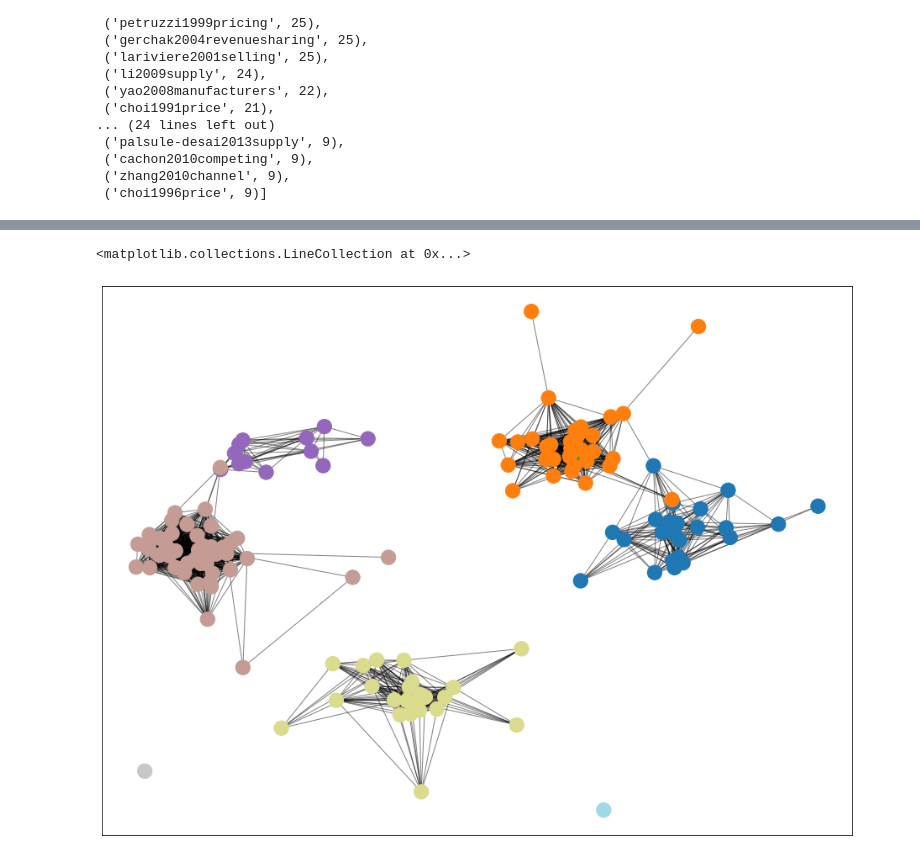
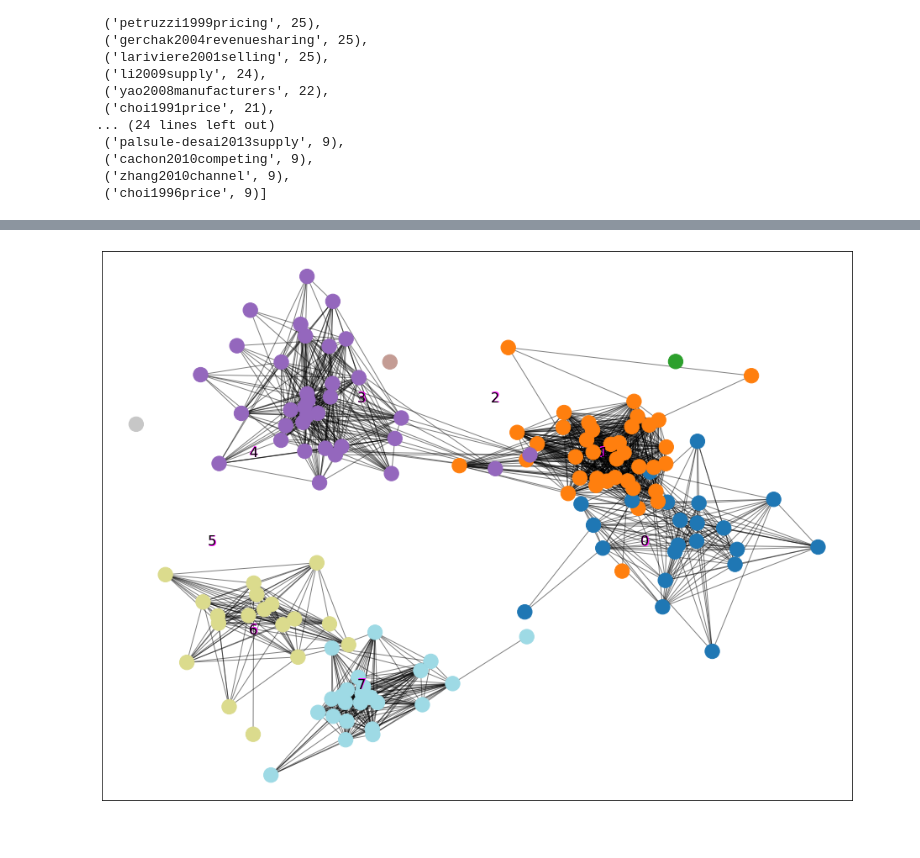
Before and after one commit to kishkash555/NLP-for-TA, a Jupyter notebook: code/cluster_and_draw_rr.ipynb, the cells around one changed output, grey strips where cells are left out. Cells and saved outputs as stored; diff of their text form; code cells hidden in the pictures.

```diff
--- a/code/cluster_and_draw_rr.ipynb
+++ b/code/cluster_and_draw_rr.ipynb
@@ -53,11 +54,14 @@ community.modularity(partition,rr_graph)
 # %%
-pos = nx.drawing.layout.spring_layout(rr_graph,k=1.1)
+#pos = nx.drawing.layout.spring_layout(rr_graph,k=1.7, seed = 80)
+pos = nx.drawing.layout.spring_layout(rr_graph,k=1.7, seed = 80)
 # %%
-explode_angle = np.pi/4
+
+explode_angle = np.pi/5
 ea = explode_angle
 # %%
+diam = 1.2
 mn = np.vstack(list(pos.values())).mean(axis=0)
-pos1 = {k: v-mn + 1.2*np.array([np.cos(partition[k]*ea), np.sin(partition[k]*ea)]) for k,v in pos.items()}
+pos1 = {k: v-mn  +diam*np.array([np.cos(partition[k]*ea), np.sin(partition[k]*ea)]) for k,v in pos.items()}
 # %%
 Counter(partition.values())
 # %% [output]
@@ -73,11 +77,15 @@ edge_weights = {k: v['weight'] for k,v in rr_graph.edge_attr_dict_factory(rr_gra
 # %%
 plt.figure(figsize=(16,12))
 cmap = cm.get_cmap('tab20', max(partition.values()) +3)
 nx.draw_networkx_nodes(rr_graph,pos1, partition.keys(), cmap=cmap, node_color=list(partition.values()))
 nx.draw_networkx_edges(rr_graph_iso, pos1, alpha=0.5)
+
+fd={'horizontalalignment': 'center', 'verticalalignment': 'center', }
+for a in range(8):
+    plt.text(diam*np.cos(a*ea), diam*np.sin(a*ea), str(a), **fd, size=18, color='magenta' )
+    plt.text(diam*np.cos(a*ea), diam*np.sin(a*ea), str(a), **fd, size=16)
 # %% [output]
-<matplotlib.collections.LineCollection at 0x...>
-[figure, old version]
+[figure, new version]
 # %%
 plt.figure(figsize=(16,12))
 cmap = cm.get_cmap('tab20', max(partition.values()) +3)
```
Also changed, not shown: parts of 19 cells of this notebook, 12 other files.
